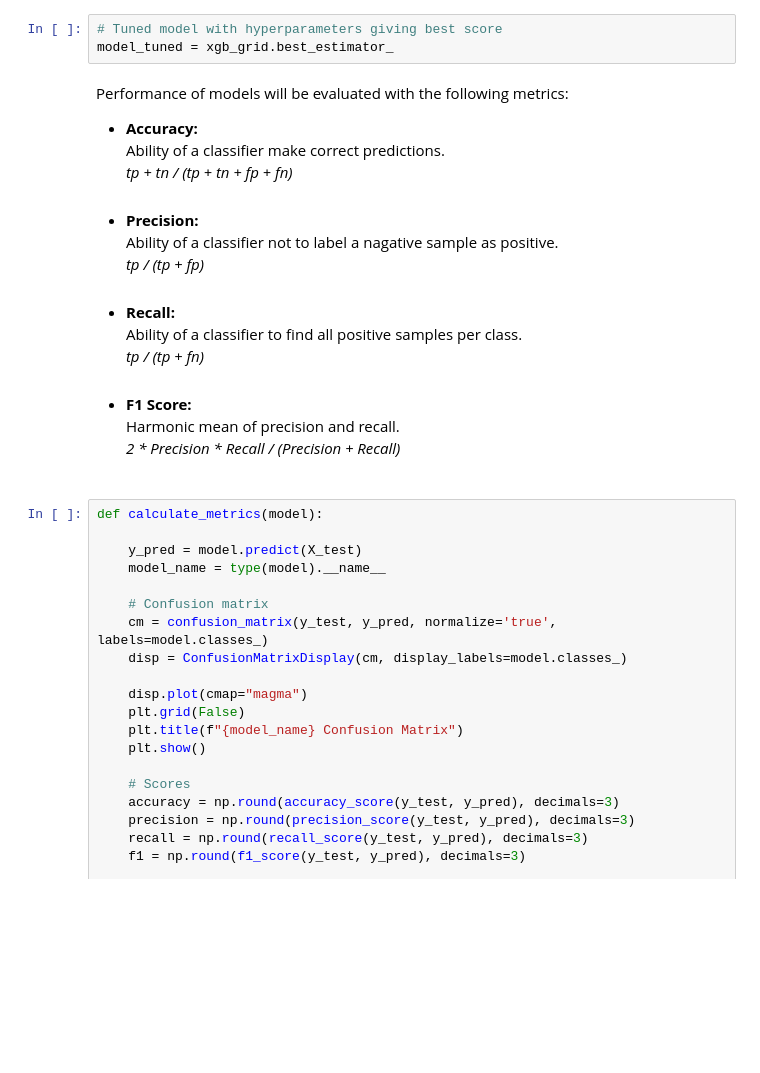
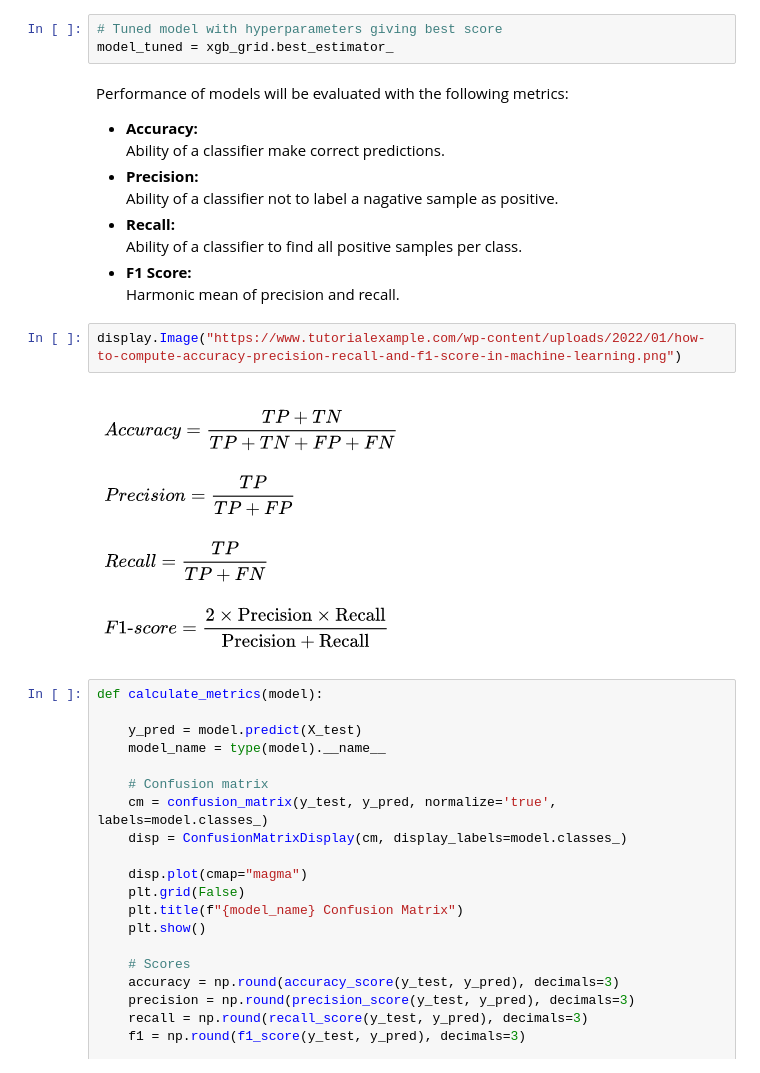
Before and after one commit to terence-yeung/customer-churn, a Jupyter notebook: customer-churn.ipynb, the cells around one changed output. Drawn from its saved outputs; the diff is of its cells as text; blank space fills up the shorter version.

```diff
--- a/customer-churn.ipynb
+++ b/customer-churn.ipynb
@@ -492,10 +495,14 @@ ______
 model_tuned = xgb_grid.best_estimator_
 # %% [markdown]
 Performance of models will be evaluated with the following metrics:
-- __Accuracy:__<br>Ability of a classifier make correct predictions.<br>_tp + tn / (tp + tn + fp + fn)_<br><br>
-- __Precision:__<br>Ability of a classifier not to label a nagative sample as positive.<br>_tp / (tp + fp)_<br><br>
-- __Recall:__<br>Ability of a classifier to find all positive samples per class.<br>_tp / (tp + fn)_<br><br>
-- __F1 Score:__<br>Harmonic mean of precision and recall.<br>_2 * Precision * Recall / (Precision + Recall)_ <br><br>
+- __Accuracy:__<br>Ability of a classifier make correct predictions.<br>
+- __Precision:__<br>Ability of a classifier not to label a nagative sample as positive.<br>
+- __Recall:__<br>Ability of a classifier to find all positive samples per class.<br>
+- __F1 Score:__<br>Harmonic mean of precision and recall.<br>
+# %%
+display.Image("https://www.tutorialexample.com/wp-content/uploads/2022/01/how-to-compute-accuracy-precision-recall-and-f1-score-in-machine-learning.png")
+# %% [output]
+[figure, added]
 # %%
 def calculate_metrics(model):
 
```
Also changed, not shown: parts of 3 cells of this notebook.
